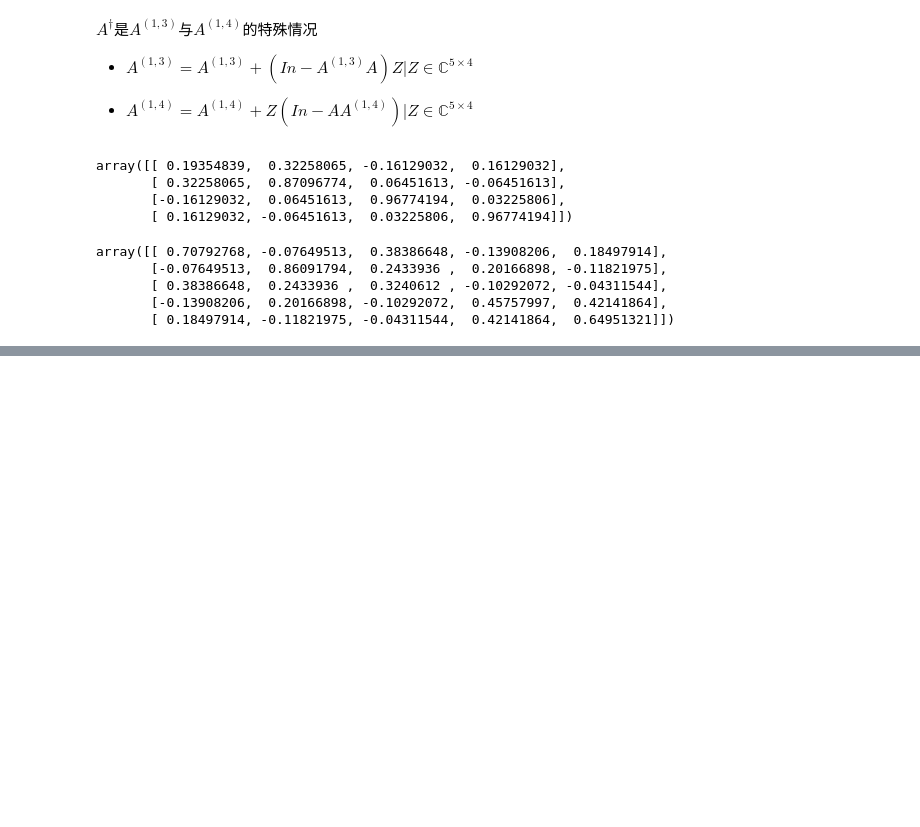
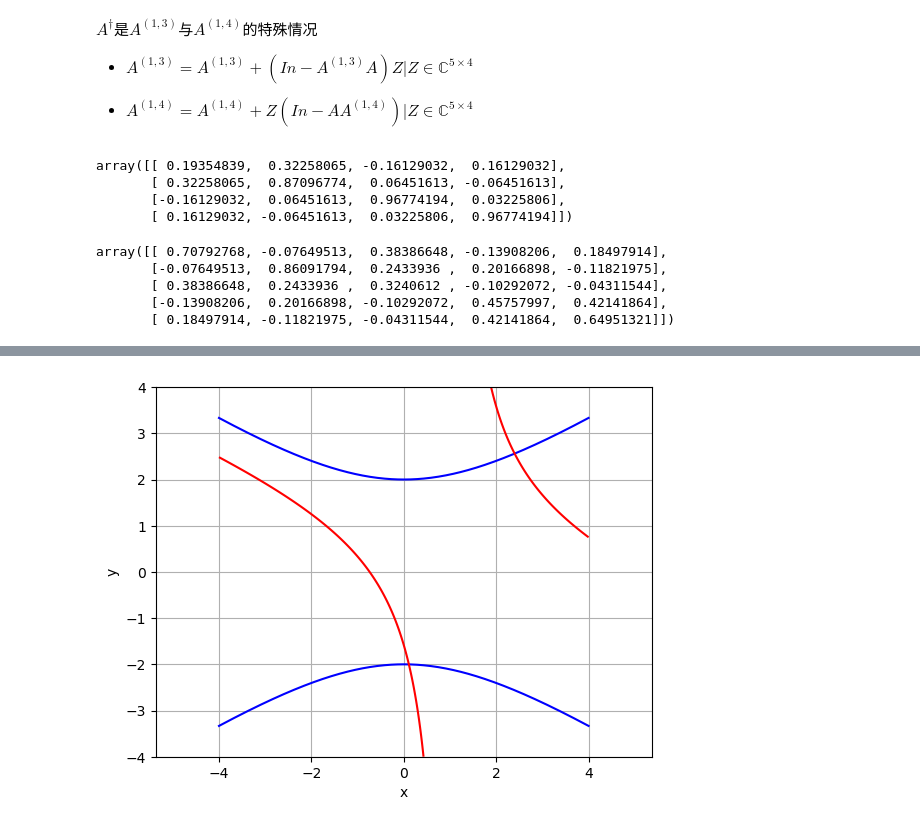
Before and after one commit to sirius777coder/Bioinformatics-Fileds, a Jupyter notebook: bioinformatics/05_matrix_analysis.ipynb, the cells around one changed output, grey strips where cells are left out. Saved outputs shown, nothing was run; the diff lists cells and outputs as text; code cells hidden in the pictures; blank space fills up the shorter version.

```diff
--- a/bioinformatics/05_matrix_analysis.ipynb
+++ b/bioinformatics/05_matrix_analysis.ipynb
@@ -304,0 +345,37 @@ array([[ 0.70792768, -0.07649513,  0.38386648, -0.13908206,  0.18497914],
+# %%
+import numpy as np
+import matplotlib.pyplot as plt
+
+# 生成x和y的数值范围
+x = np.linspace(-np.sqrt(16), np.sqrt(16), 400)
+y = np.linspace(-np.sqrt(16), np.sqrt(16), 400)
+
+# 计算对应的y值
+y1 = np.sqrt((36 + 4*x**2) / 9)
+
+# 画出第一个双曲线的上半部分和下半部分，使用蓝色，并添加标签
+plt.plot(x, y1, 'b', label='Hyperbola: -4x^2 + 9y^2 = 36')
+plt.plot(x, -y1, 'b')
+
+# 生成网格
+X, Y = np.meshgrid(x, y)
+
+# 计算第二个双曲线的值
+Z = 5*X**2 + 12*X*Y - 22*X - 12*Y - 19
+
+# 画出等高线图
+plt.contour(X, Y, Z, levels=[0], colors='r')
+
+# 添加标签
+plt.xlabel('x')
+plt.ylabel('y')
+plt.grid(True)
+plt.axis('equal')
+
+# 显示图例
+# plt.legend()
+
+# 显示图形
+plt.show()
+# %% [output]
+[figure, added]
```
Also changed, not shown: parts of 6 cells of this notebook, 2 other files.
